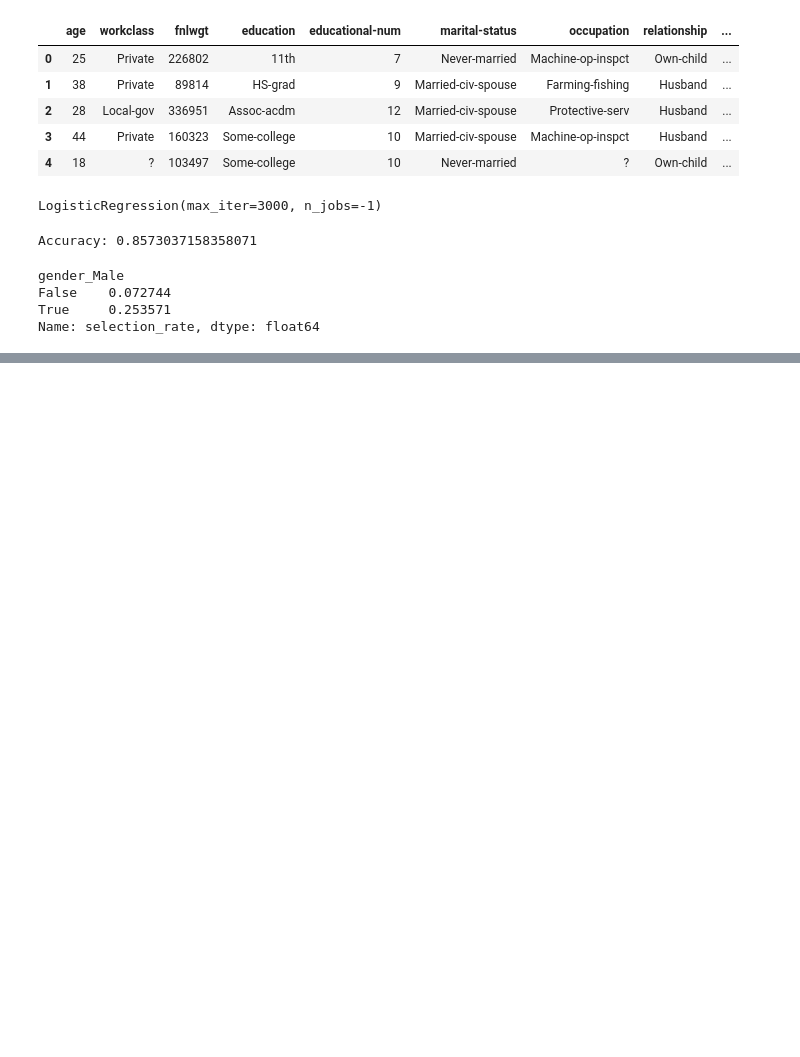
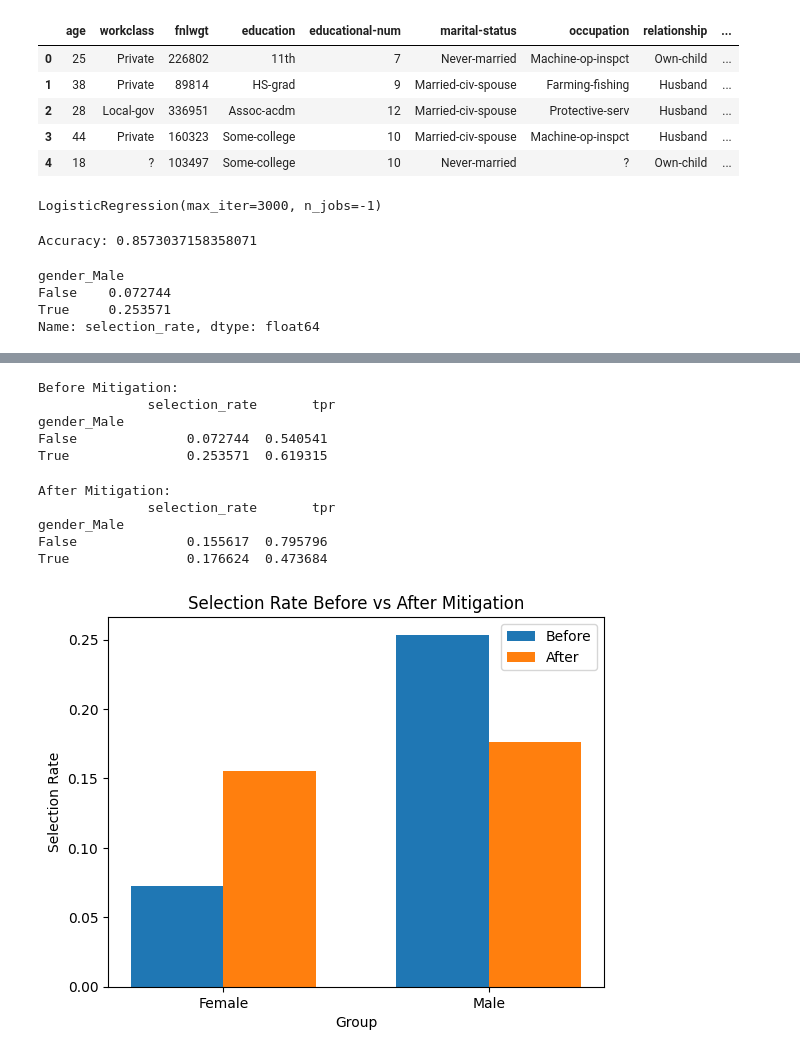
Before and after one commit to cs-cse/AI-Bias-Audit-Mitigation-in-Hiring-Systems, a Jupyter notebook: AI_Bias_Project.ipynb, the cells around one changed output, grey strips where cells are left out. Cells and saved outputs as stored; diff of their text form; code cells hidden in the pictures; blank space fills up the shorter version.

Commit message:
Added fairness metric - Equal Opportunity (TPR)

```diff
--- a/AI_Bias_Project.ipynb
+++ b/AI_Bias_Project.ipynb
@@ -140,0 +161,62 @@ After mitigation: 0.8406182823216296
+# %%
+mf_before = MetricFrame(
+    metrics={
+        "selection_rate": selection_rate,
+        "tpr": true_positive_rate
+    },
+    y_true=y_test,
+    y_pred=preds,
+    sensitive_features=sens_test
+)
+
+print("Before Mitigation:\n", mf_before.by_group)
+# %% [output]
+Before Mitigation:
+              selection_rate       tpr
+gender_Male
+False              0.072744  0.540541
+True               0.253571  0.619315
+# %%
+mf_after = MetricFrame(
+    metrics={
+        "selection_rate": selection_rate,
+        "tpr": true_positive_rate
+    },
+    y_true=y_test,
+    y_pred=mitigated_preds,
+    sensitive_features=sens_test
+)
+
+print("After Mitigation:\n", mf_after.by_group)
+# %% [output]
+After Mitigation:
+              selection_rate       tpr
+gender_Male
+False              0.155617  0.795796
+True               0.176624  0.473684
+# %%
+import matplotlib.pyplot as plt
+import numpy as np
+
+groups = ["Female", "Male"]
+
+# Selection rates
+before_sr = mf_before.by_group["selection_rate"].values
+after_sr = mf_after.by_group["selection_rate"].values
+
+x = np.arange(len(groups))
+width = 0.35
+
+plt.figure()
+plt.bar(x - width/2, before_sr, width, label="Before")
+plt.bar(x + width/2, after_sr, width, label="After")
+
+plt.xticks(x, groups)
+plt.title("Selection Rate Before vs After Mitigation")
+plt.xlabel("Group")
+plt.ylabel("Selection Rate")
+plt.legend()
+
+plt.show()
+# %% [output]
+[figure, added]
```
Also changed, not shown: parts of 4 cells of this notebook.
